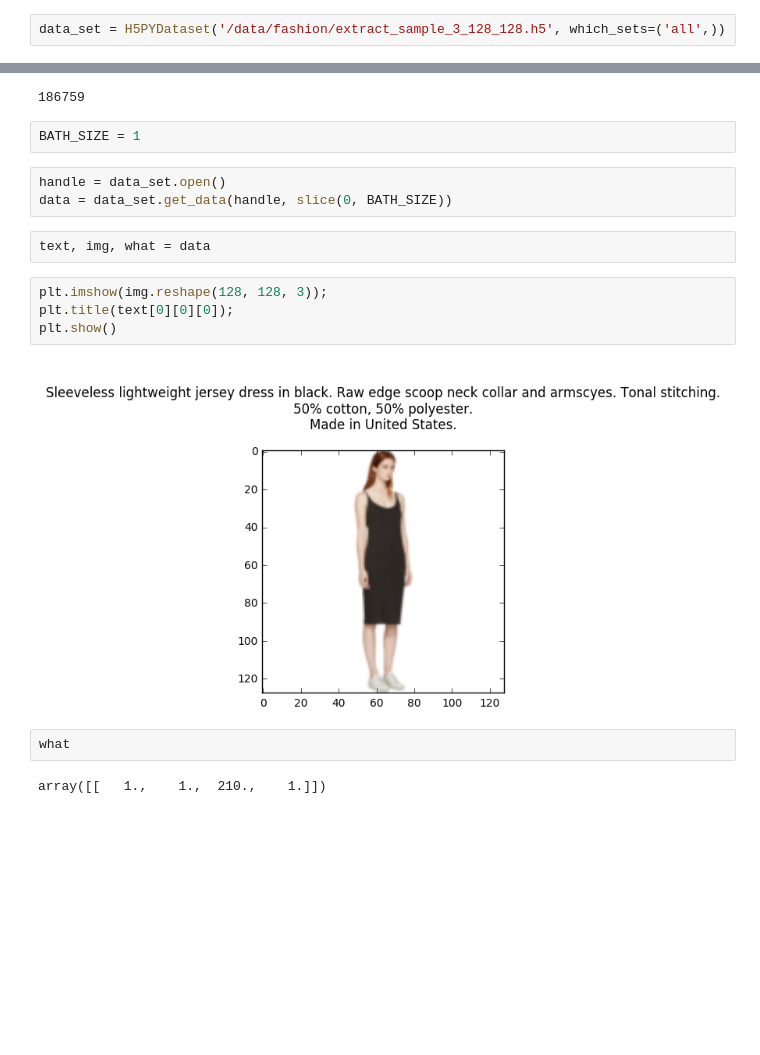
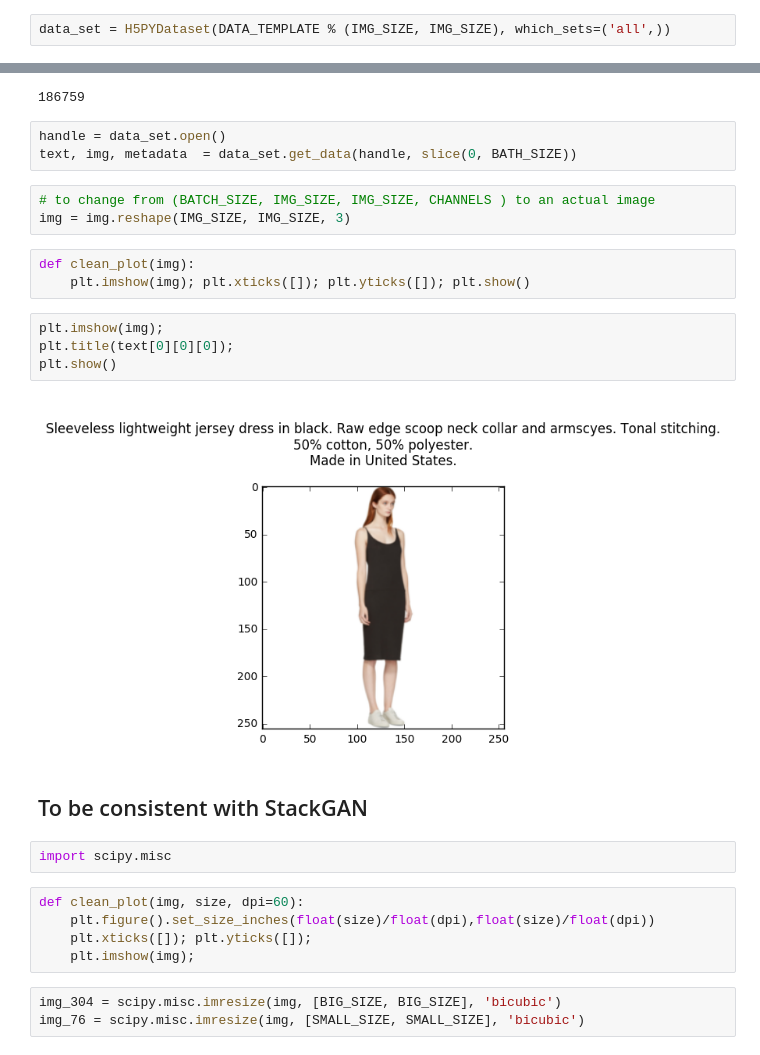
Before and after one commit to 1o0ko/StackGAN, a Jupyter notebook: notebook/data_demo.ipynb, the cells around one changed output, grey strips where cells are left out. Drawn from its saved outputs; the diff is of its cells as text; blank space fills up the shorter version.

Commit message:
data visualization

```diff
--- a/notebook/data_demo.ipynb
+++ b/notebook/data_demo.ipynb
@@ -6,23 +18,33 @@ import matplotlib.image as mpimg
 # %%
-data_set = H5PYDataset('/data/fashion/extract_sample_3_128_128.h5', which_sets=('all',))
+data_set = H5PYDataset(DATA_TEMPLATE % (IMG_SIZE, IMG_SIZE), which_sets=('all',))
 # %%
 print(data_set.num_examples)
 # %% [output]
 186759
-# %%
-BATH_SIZE = 1
 # %%
 handle = data_set.open()
-data = data_set.get_data(handle, slice(0, BATH_SIZE))
+text, img, metadata  = data_set.get_data(handle, slice(0, BATH_SIZE))
-# %%
-text, img, what = data
+# %%
+# to change from (BATCH_SIZE, IMG_SIZE, IMG_SIZE, CHANNELS ) to an actual image
+img = img.reshape(IMG_SIZE, IMG_SIZE, 3)
+# %%
+def clean_plot(img):
+    plt.imshow(img); plt.xticks([]); plt.yticks([]); plt.show()
 # %%
-plt.imshow(img.reshape(128, 128, 3));
+plt.imshow(img);
 plt.title(text[0][0][0]);
 plt.show()
 # %% [output]
-[figure, old version]
+[figure, new version]
-# %%
-what
-# %% [output]
-array([[   1.,    1.,  210.,    1.]])
+# %% [markdown]
+## To be consistent with StackGAN
+# %%
+import scipy.misc
+# %%
+def clean_plot(img, size, dpi=60):
+    plt.figure().set_size_inches(float(size)/float(dpi),float(size)/float(dpi))
+    plt.xticks([]); plt.yticks([]);
+    plt.imshow(img);
+# %%
+img_304 = scipy.misc.imresize(img, [BIG_SIZE, BIG_SIZE], 'bicubic')
+img_76 = scipy.misc.imresize(img, [SMALL_SIZE, SMALL_SIZE], 'bicubic')
```
Also changed, not shown: parts of 3 cells of this notebook.
